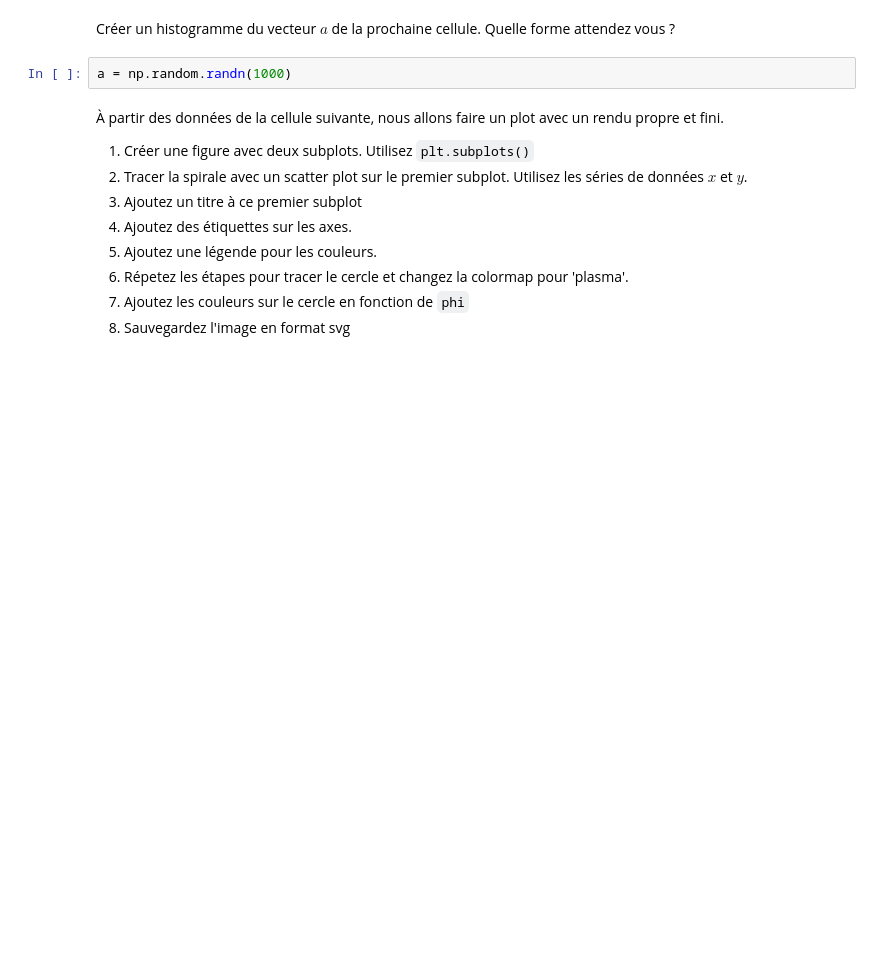
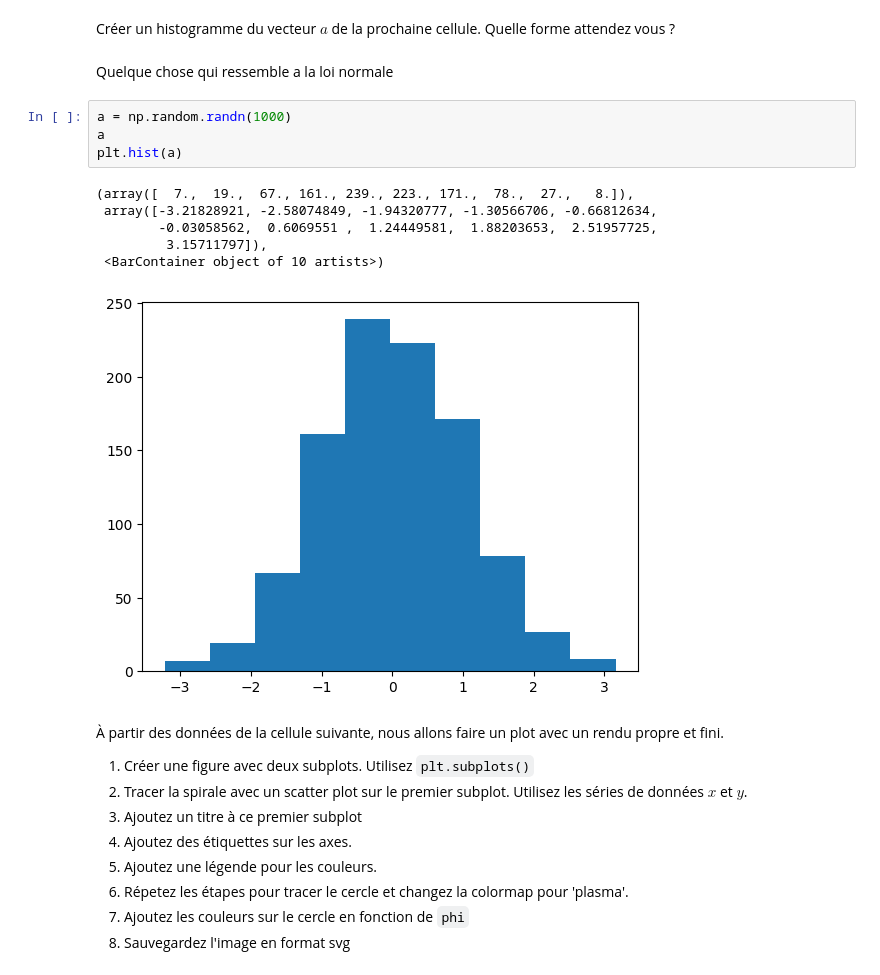
Before and after one commit to EspiIon/M8, a Jupyter notebook: TP_01-etu.ipynb, the cells around one changed output. Saved outputs shown, nothing was run; the diff lists cells and outputs as text; blank space fills up the shorter version.

```diff
--- a/TP_01-etu.ipynb
+++ b/TP_01-etu.ipynb
@@ -239,8 +242,19 @@ plt.bar(a,1)
 [figure]
 # %% [markdown]
 Créer un histogramme du vecteur $a$ de la prochaine cellule. Quelle forme attendez vous ?
+# %% [markdown]
+Quelque chose qui ressemble a la loi normale
 # %%
 a = np.random.randn(1000)
+a
+plt.hist(a)
+# %% [output]
+(array([  7.,  19.,  67., 161., 239., 223., 171.,  78.,  27.,   8.]),
+ array([-3.21828921, -2.58074849, -1.94320777, -1.30566706, -0.66812634,
+        -0.03058562,  0.6069551 ,  1.24449581,  1.88203653,  2.51957725,
+         3.15711797]),
+ <BarContainer object of 10 artists>)
+[figure, added]
 # %% [markdown]
 
 À partir des données de la cellule suivante, nous allons faire un plot avec un rendu propre et fini.
```
Also changed, not shown: parts of 10 cells of this notebook.
